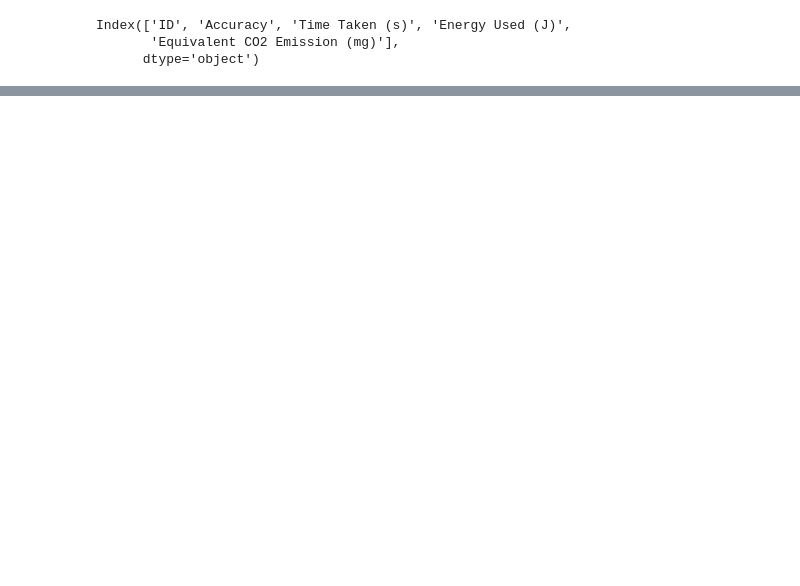
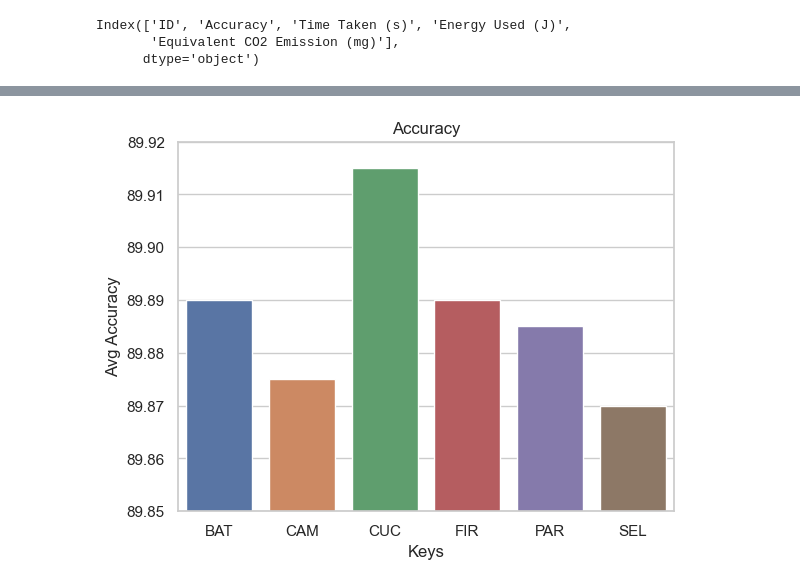
Before and after one commit to ChanderJindal/Analyzing-and-Rating-Greenness-of-Nature-Inspired-Algorithms, a Jupyter notebook: kid_tries/full/result.ipynb, the cells around one changed output, grey strips where cells are left out. Saved outputs shown, nothing was run; the diff lists cells and outputs as text; code cells hidden in the pictures; blank space fills up the shorter version.

```diff
--- a/kid_tries/full/result.ipynb
+++ b/kid_tries/full/result.ipynb
@@ -37,0 +91,19 @@ new_df.to_csv(os.path.join(main,'Avg.csv'))
+# %%
+df = pd.read_csv(os.path.join(main,'Avg.csv'),index_col=[0])
+print(df.columns)
+'''
+accuracy = df[['Avg Accuracy']].T
+energy = df[['Avg Energy Used (J)']].T
+sns.catplot(
+        #x='Avg Accuracy',
+        #y='',
+        data=accuracy,
+        kind='bar',
+        height=5,
+        aspect=7)
+'''
+df = df[['Avg Accuracy','Avg Energy Used (J)', 'Keys']]
+df['Avg Accuracy'] = round(df['Avg Accuracy'],3)
+df['Avg Energy Used (J)'] = round(df['Avg Energy Used (J)'],3)
+df['Keys'] = df['Keys'].keys()
+print(df['Keys'])
@@ -37,0 +121,18 @@ new_df.to_csv(os.path.join(main,'Avg.csv'))
+# %%
+# Import module
+import matplotlib.pyplot as plt
+import seaborn as sns
+
+df = df[['Avg Accuracy','Avg Energy Used (J)', 'Keys']]
+plt.close()
+# depict visualization
+fig, ax = plt.subplots()
+sns.barplot(x=df['Keys'],y=df['Avg Accuracy'], ax=ax)
+#sns.barplot(data, ax=ax)
+#ax.set_xlim(89, 91)
+ax.set_ylim(89.85, 89.92)
+plt.title('Accuracy')
+plt.savefig(os.path.join(extra,'Accuracy.svg'),format='svg')
+plt.show()
+# %% [output]
+[figure, added]
```
Also changed, not shown: parts of 10 cells of this notebook, 10 other files.
